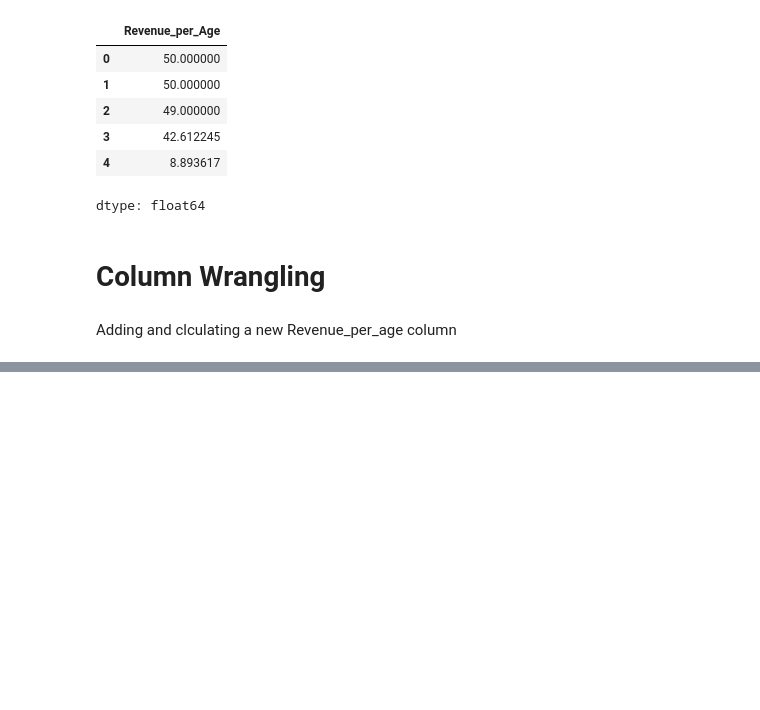
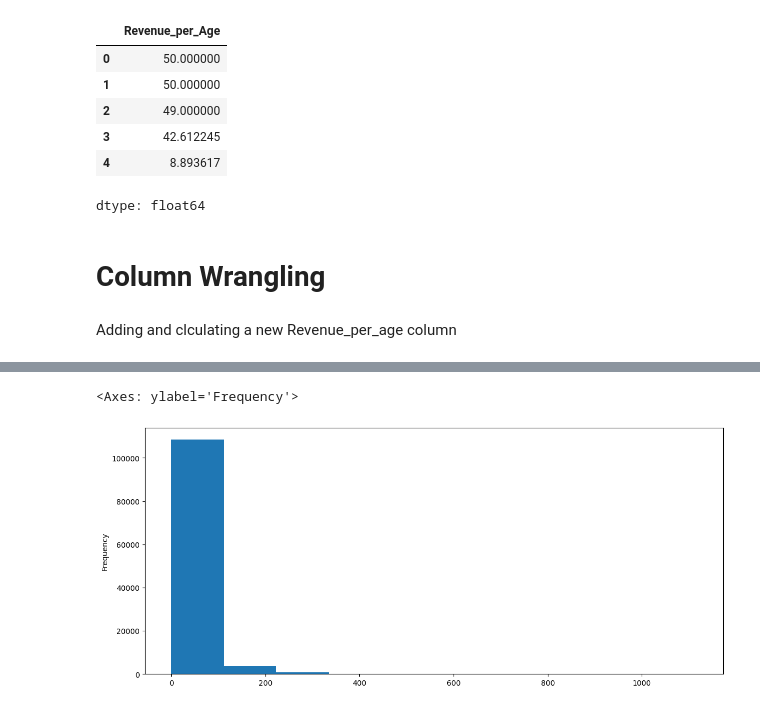
Before and after one commit to sarafkhan15/Data-Analysis-work, a Jupyter notebook: Sales_data_csv.ipynb, the cells around one changed output, grey strips where cells are left out. Cells and saved outputs as stored; diff of their text form; code cells hidden in the pictures; blank space fills up the shorter version.

```diff
--- a/Sales_data_csv.ipynb
+++ b/Sales_data_csv.ipynb
@@ -294,0 +301,5 @@ NameError: name 'sales' is not defined
+# %%
+sales['Revenue_per_Age'].plot(kind='hist',figsize=(14,6))
+# %% [output]
+<Axes: ylabel='Frequency'>
+[figure, added]
```
Also changed, not shown: parts of 4 cells of this notebook.
